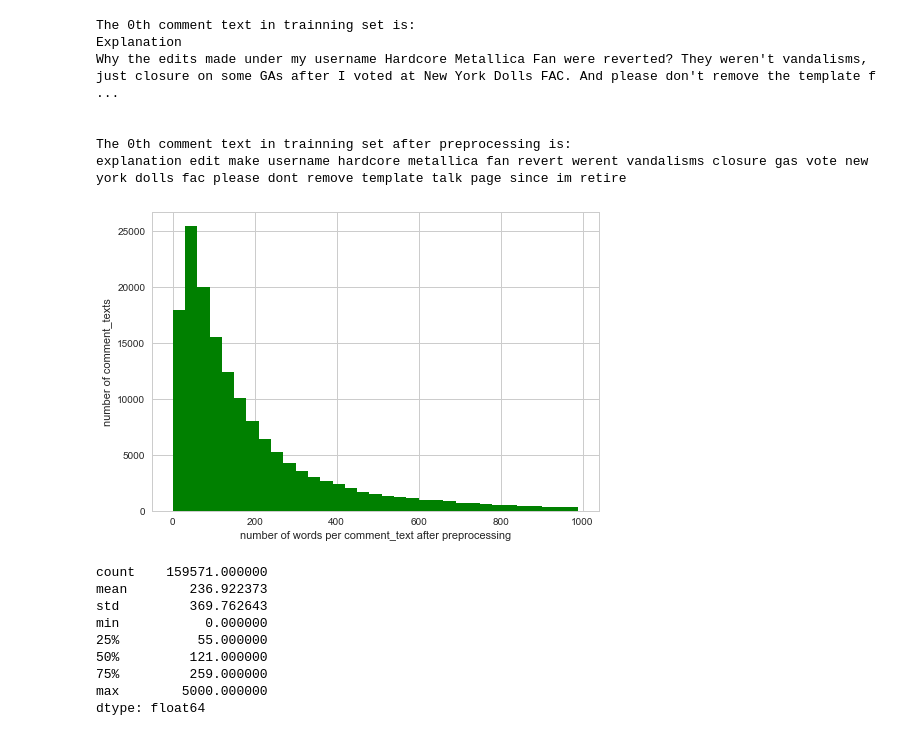
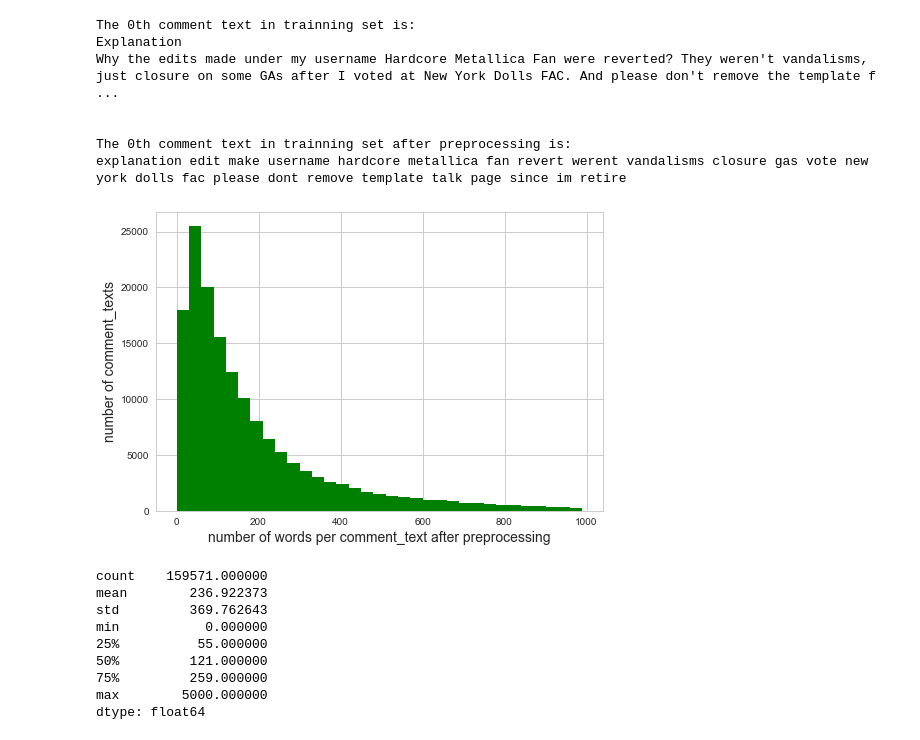
Before and after one commit to ziyaotang/toxic_comment_classification, a Jupyter notebook: toxic_comment_classification.ipynb, the cells around one changed output. Drawn from its saved outputs; the diff is of its cells as text; code cells hidden in the pictures.

Commit message:
style: Change plot labels' fontsize

```diff
--- a/toxic_comment_classification.ipynb
+++ b/toxic_comment_classification.ipynb
@@ -338,19 +340,19 @@ test_text_clean = [clean_doc(comment) for comment in test_text]
 # %%
 # comments length distribution after cleaning
 # calculate the number of words per comment after preprocessing
 n_words_clean = [len(comment) for comment in train_text_clean]
 
 # histogram plot of the number of words each comment contains
 fig_n_words_clean = plt.figure()
 plt.hist(n_words_clean,bins = np.arange(0,1000,30), color='green')
-plt.xlabel('number of words per comment_text after preprocessing')
-plt.ylabel('number of comment_texts')
+plt.xlabel('number of words per comment_text after preprocessing',fontsize=14)
+plt.ylabel('number of comment_texts',fontsize=14)
 plt.show()
 
 # save the figure
 fig_n_words.savefig('figure/n_words_clean.eps')
 # %% [output]
-[figure, old version]
+[figure, new version]
 # %%
 n_words_clean = pd.Series(n_words_clean)
 n_words_clean.describe()
```
Also changed, not shown: parts of 4 cells of this notebook, 1 other file.
